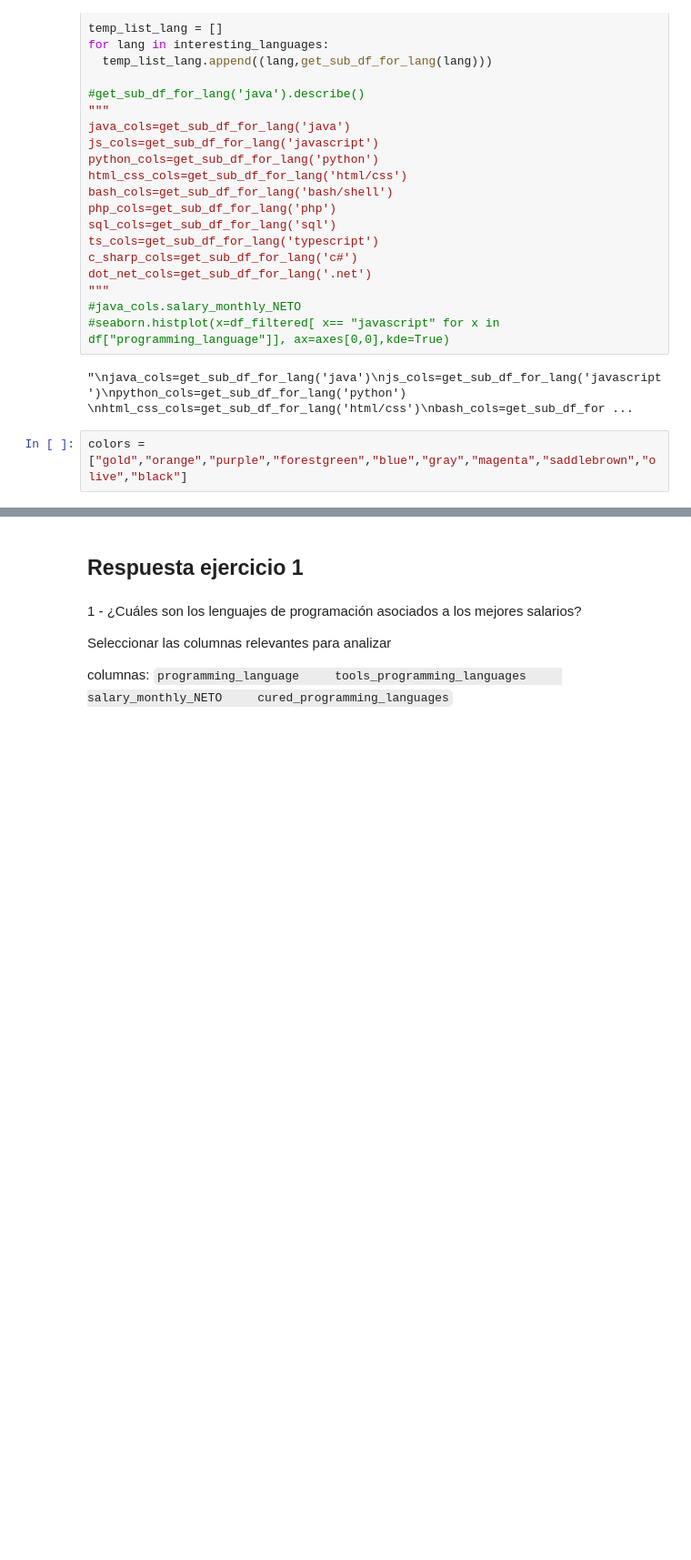
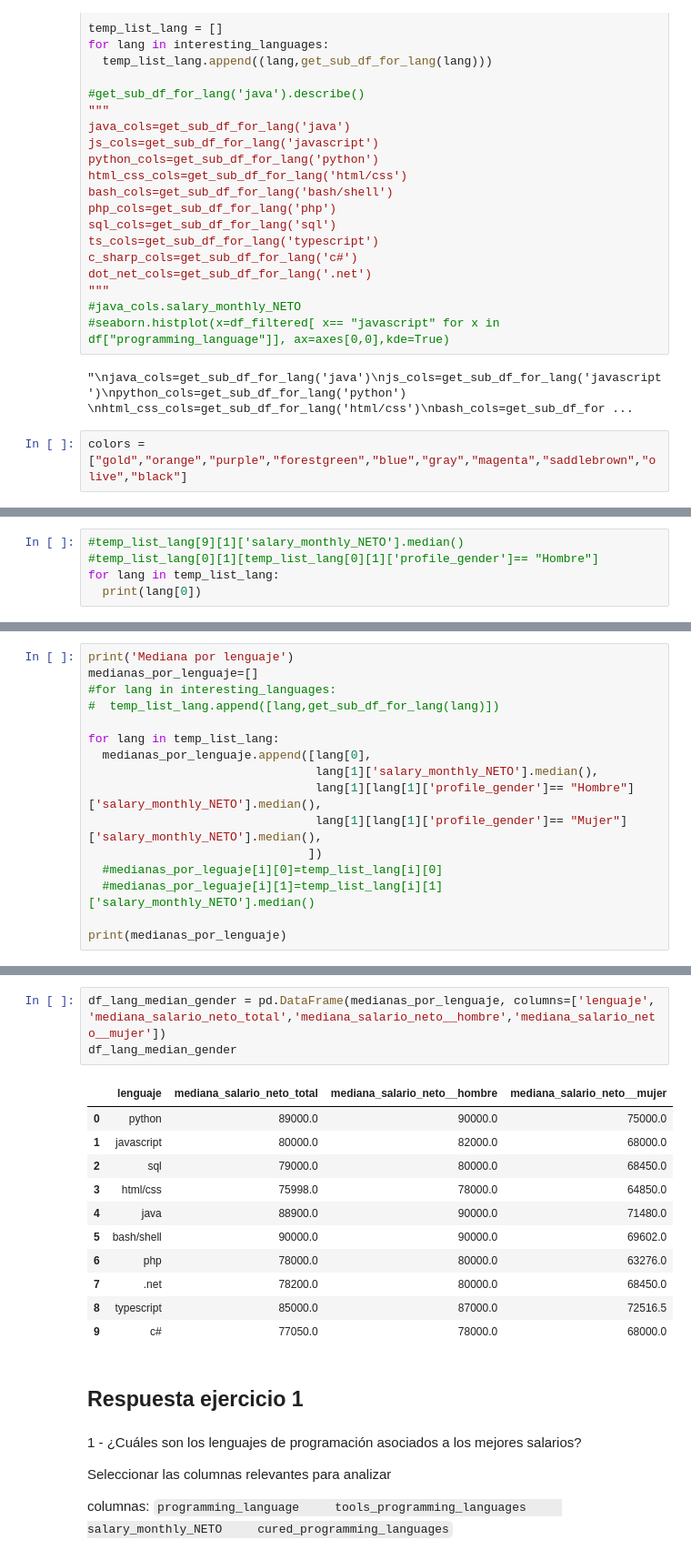
Before and after one commit to Natali-PP/diplodatos2021, a Jupyter notebook: AnalisiYVisualizacion/Entregable_Parte_1.ipynb, the cells around one changed output, grey strips where cells are left out. Shown at 91% size. Cells and saved outputs as stored; diff of their text form; blank space fills up the shorter version.

```diff
--- a/AnalisiYVisualizacion/Entregable_Parte_1.ipynb
+++ b/AnalisiYVisualizacion/Entregable_Parte_1.ipynb
@@ -342,0 +343,5 @@ colors = ["gold","orange","purple","forestgreen","blue","gray","magenta","saddle
+# %%
+#temp_list_lang[9][1]['salary_monthly_NETO'].median()
+#temp_list_lang[0][1][temp_list_lang[0][1]['profile_gender']== "Hombre"]
+for lang in temp_list_lang:
+  print(lang[0])
@@ -376,0 +401,16 @@ plt.ticklabel_format(style='plain', axis='x')
+# %%
+print('Mediana por lenguaje')
+medianas_por_lenguaje=[]
+#for lang in interesting_languages:
+#  temp_list_lang.append([lang,get_sub_df_for_lang(lang)])
+
+for lang in temp_list_lang:
+  medianas_por_lenguaje.append([lang[0],
+                                lang[1]['salary_monthly_NETO'].median(),
+                                lang[1][lang[1]['profile_gender']== "Hombre"]['salary_monthly_NETO'].median(),
+                                lang[1][lang[1]['profile_gender']== "Mujer"]['salary_monthly_NETO'].median(),
+                               ])
+  #medianas_por_leguaje[i][0]=temp_list_lang[i][0]
+  #medianas_por_leguaje[i][1]=temp_list_lang[i][1]['salary_monthly_NETO'].median()
+
+print(medianas_por_lenguaje)
@@ -377,3 +443,18 @@ plt.ticklabel_format(style='plain', axis='x')
+# %%
+df_lang_median_gender = pd.DataFrame(medianas_por_lenguaje, columns=['lenguaje', 'mediana_salario_neto_total','mediana_salario_neto__hombre','mediana_salario_neto__mujer'])
+df_lang_median_gender
+# %% [output]
+|  | lenguaje | mediana_salario_neto_total | mediana_salario_neto__hombre | mediana_salario_neto__mujer |
+| 0 | python | 89000.0 | 90000.0 | 75000.0 |
+| 1 | javascript | 80000.0 | 82000.0 | 68000.0 |
+| 2 | sql | 79000.0 | 80000.0 | 68450.0 |
+| 3 | html/css | 75998.0 | 78000.0 | 64850.0 |
+| 4 | java | 88900.0 | 90000.0 | 71480.0 |
+| 5 | bash/shell | 90000.0 | 90000.0 | 69602.0 |
+| 6 | php | 78000.0 | 80000.0 | 63276.0 |
+| 7 | .net | 78200.0 | 80000.0 | 68450.0 |
+| 8 | typescript | 85000.0 | 87000.0 | 72516.5 |
+| 9 | c# | 77050.0 | 78000.0 | 68000.0 |
 # %% [markdown]
 ## Respuesta ejercicio 1
 # %% [markdown]
```
Also changed, not shown: parts of 11 cells of this notebook.
